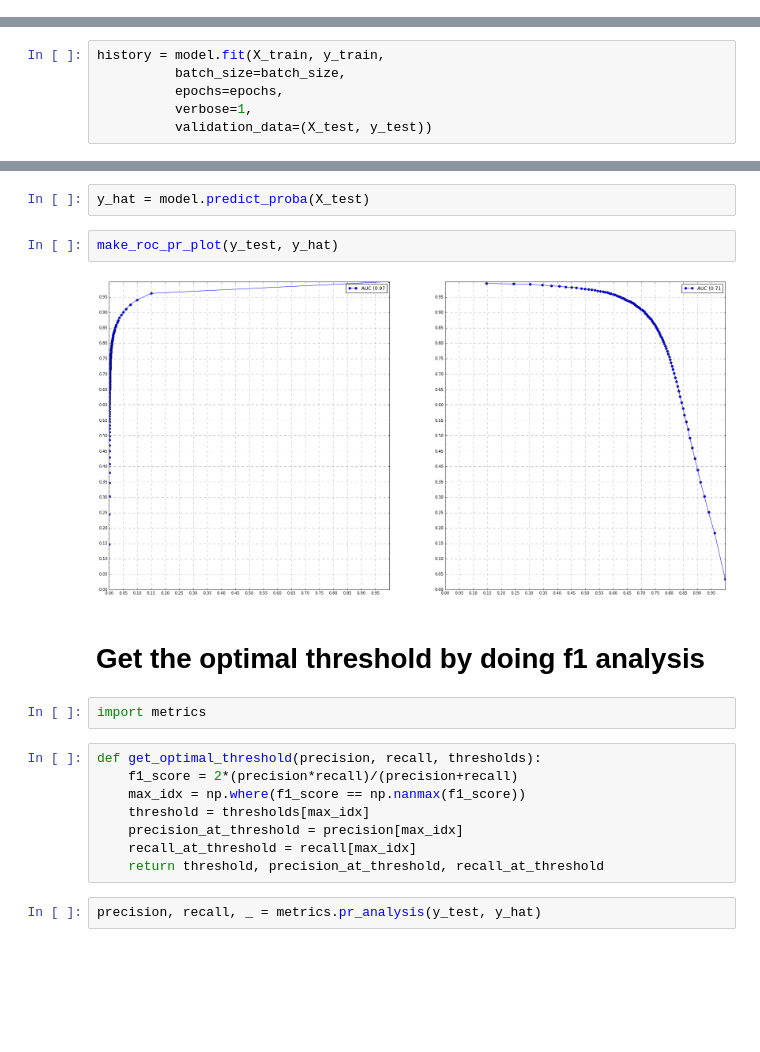
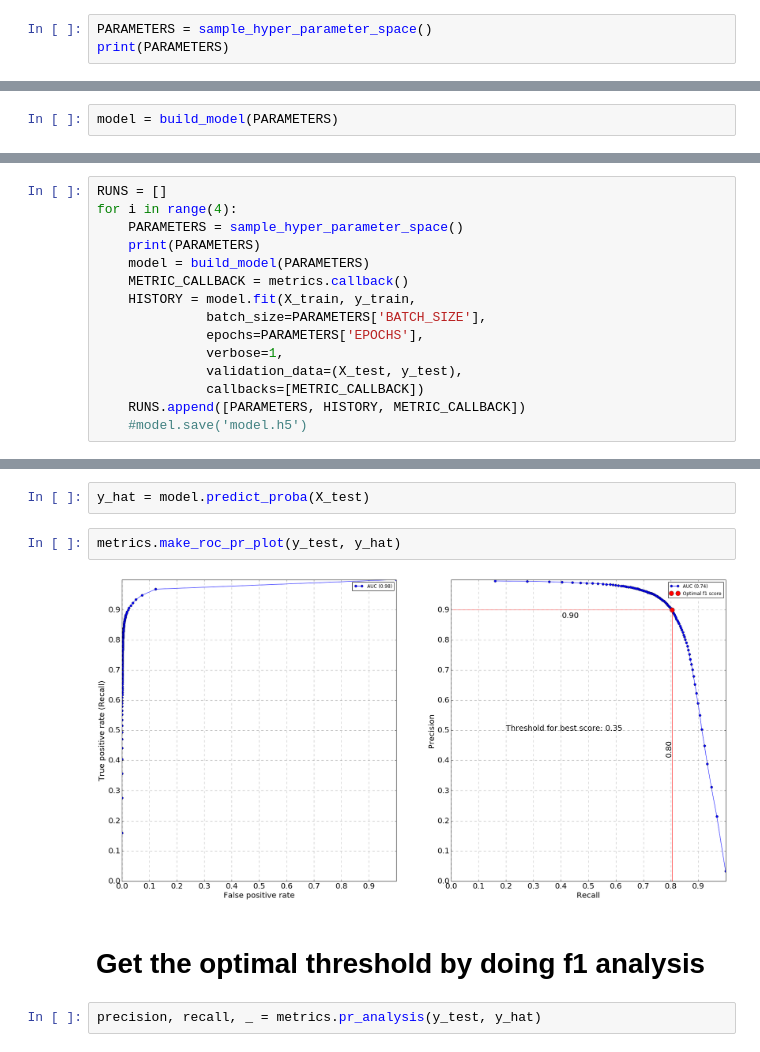
Before and after one commit to fraggle-inc/komma-dev, a Jupyter notebook: experimentation.ipynb, the cells around one changed output, grey strips where cells are left out. Saved outputs shown, nothing was run; the diff lists cells and outputs as text; blank space fills up the shorter version.

Commit message:
First draft of training useing random hyper-parameter sampling.

```diff
--- a/experimentation.ipynb
+++ b/experimentation.ipynb
@@ -156,0 +91,3 @@ model.compile(loss='binary_crossentropy',
+# %%
+PARAMETERS = sample_hyper_parameter_space()
+print(PARAMETERS)
@@ -157,3 +96,5 @@ model.compile(loss='binary_crossentropy',
+# %%
+model = build_model(PARAMETERS)
 # %%
 model.summary()
 # %% [output]
@@ -174,9 +115,3 @@ Total params: 706,830
 Trainable params: 706,830
 Non-trainable params: 0
 _________________________________________________________________
-# %%
-history = model.fit(X_train, y_train,
-          batch_size=batch_size,
-          epochs=epochs,
-          verbose=1,
-          validation_data=(X_test, y_test))
@@ -206,0 +118,15 @@ Final validation loss 0.0424179007514
+# %%
+RUNS = []
+for i in range(4):
+    PARAMETERS = sample_hyper_parameter_space()
+    print(PARAMETERS)
+    model = build_model(PARAMETERS)
+    METRIC_CALLBACK = metrics.callback()
+    HISTORY = model.fit(X_train, y_train,
+              batch_size=PARAMETERS['BATCH_SIZE'],
+              epochs=PARAMETERS['EPOCHS'],
+              verbose=1,
+              validation_data=(X_test, y_test),
+              callbacks=[METRIC_CALLBACK])
+    RUNS.append([PARAMETERS, HISTORY, METRIC_CALLBACK])
+    #model.save('model.h5')
@@ -207,21 +183,11 @@ Final validation loss 0.0424179007514
 # %%
 y_hat = model.predict_proba(X_test)
 # %%
-make_roc_pr_plot(y_test, y_hat)
+metrics.make_roc_pr_plot(y_test, y_hat)
 # %% [output]
-[figure, old version]
+[figure, new version]
 # %% [markdown]
 # Get the optimal threshold by doing f1 analysis
-# %%
-import metrics
-# %%
-def get_optimal_threshold(precision, recall, thresholds):
-    f1_score = 2*(precision*recall)/(precision+recall)
-    max_idx = np.where(f1_score == np.nanmax(f1_score))
-    threshold = thresholds[max_idx]
-    precision_at_threshold = precision[max_idx]
-    recall_at_threshold = recall[max_idx]
-    return threshold, precision_at_threshold, recall_at_threshold
 # %%
 precision, recall, _ = metrics.pr_analysis(y_test, y_hat)
 # %%
```
Also changed, not shown: parts of 31 cells of this notebook, 2 other files.
